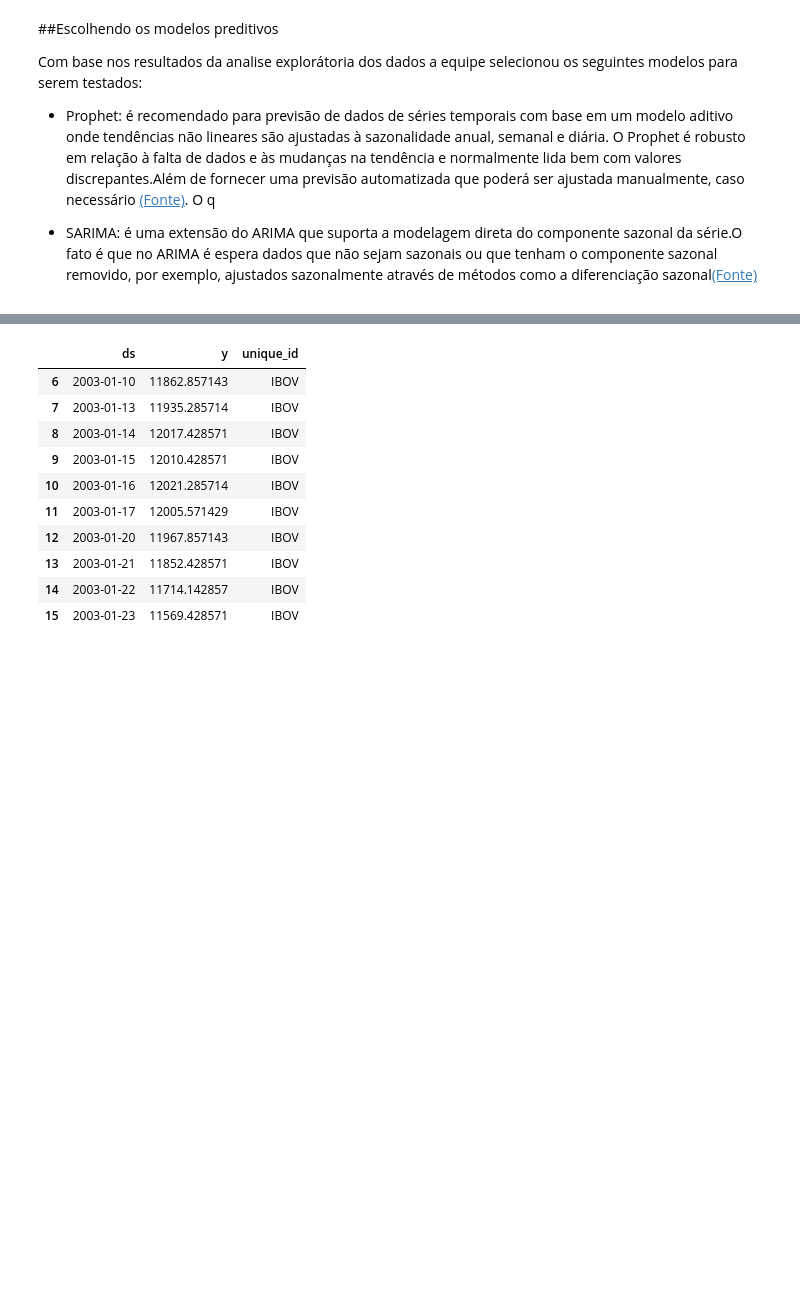
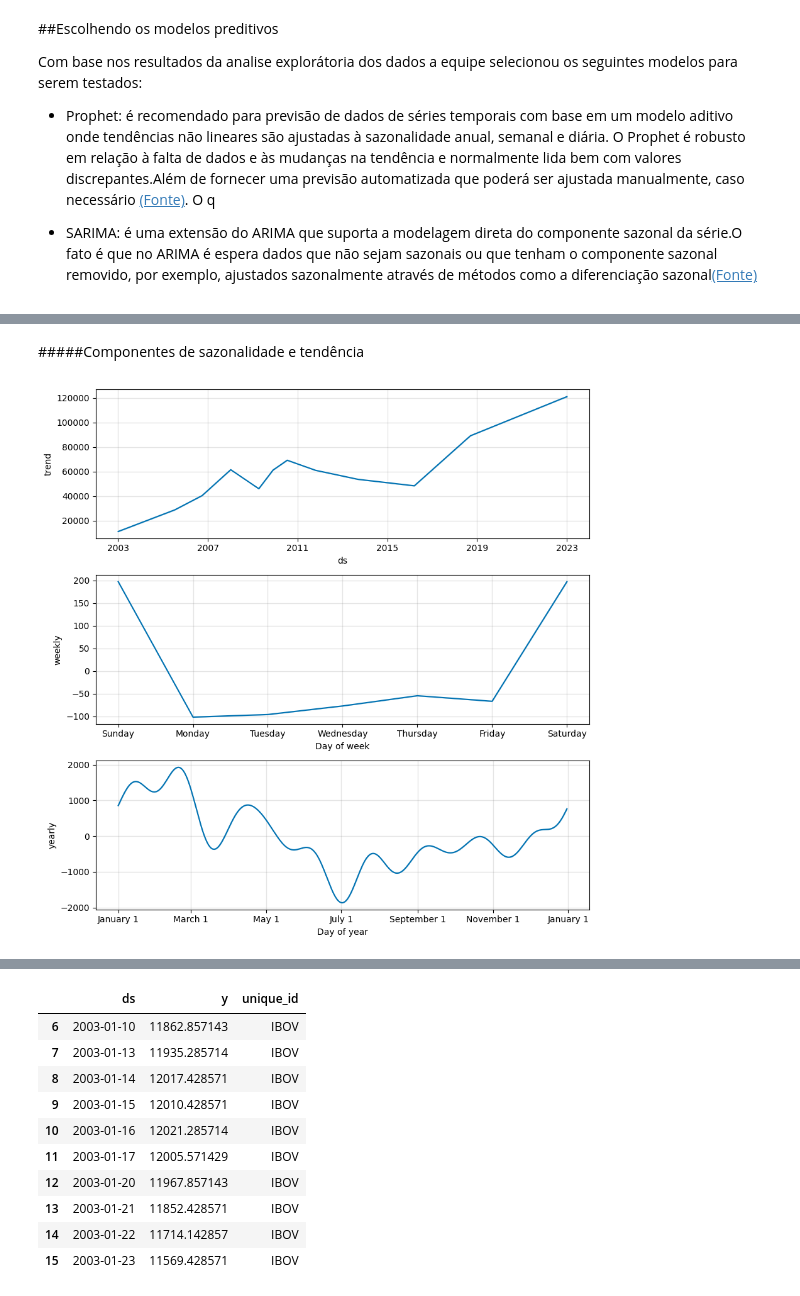
Before and after one commit to agcorrea/fiap-techchallenge-grupo41, a Jupyter notebook: fase-2/predicao-ibovespa.ipynb, the cells around one changed output, grey strips where cells are left out. Saved outputs shown, nothing was run; the diff lists cells and outputs as text; code cells hidden in the pictures; blank space fills up the shorter version.

```diff
--- a/fase-2/predicao-ibovespa.ipynb
+++ b/fase-2/predicao-ibovespa.ipynb
@@ -479,0 +646,10 @@ Com base nos resultados da analise explorátoria dos dados a equipe selecionou o
+# %%
+# instanciando o modelo
+m = Prophet(yearly_seasonality=True)
+# realizando o treinamento
+#m = Prophet(changepoint_prior_scale=0.01)
+m.fit(train)
+# método auxiliar para previsão
+future = m.make_future_dataframe(periods=dias_a_prever)
+# previsão do modelo
+forecast = m.predict(future)
@@ -479,0 +679,7 @@ Com base nos resultados da analise explorátoria dos dados a equipe selecionou o
+# %% [markdown]
+#####Componentes de sazonalidade e tendência
+# %%
+# Plotando os componentes
+figure2 = m.plot_components(forecast)
+# %% [output]
+[figure, added]
```
Also changed, not shown: parts of 119 cells of this notebook.
